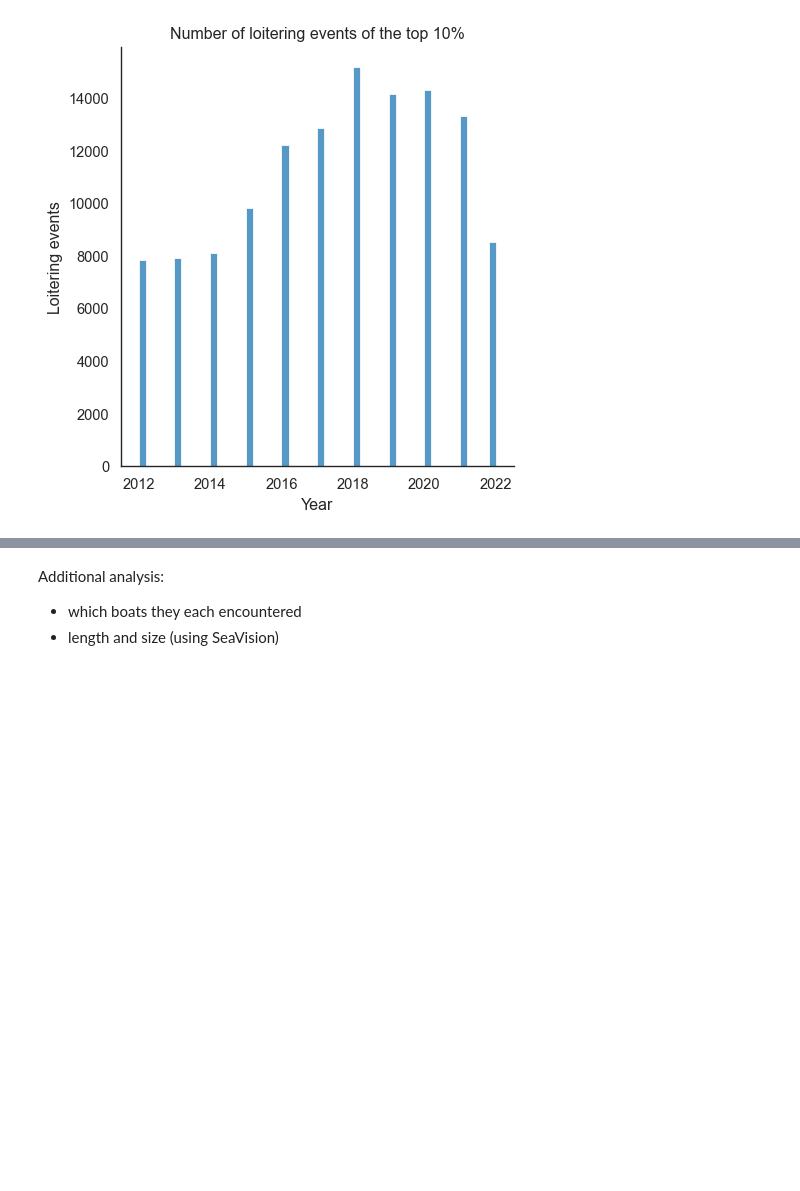
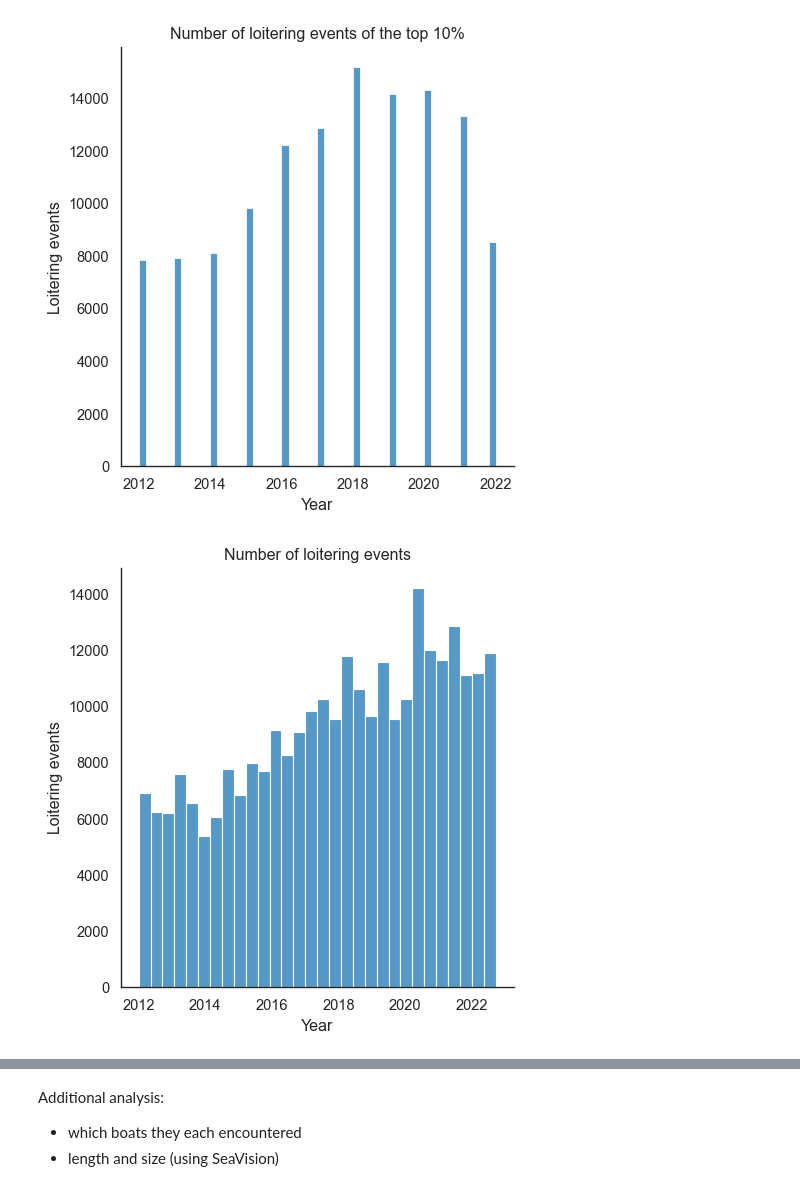
Before and after one commit to sebdodt/90739-iuu-systems-project, a Jupyter notebook: port_evaluation/eda/midterm/2_transshipments/trans.ipynb, the cells around one changed output, grey strips where cells are left out. Cells and saved outputs as stored; diff of their text form; code cells hidden in the pictures; blank space fills up the shorter version.

```diff
--- a/port_evaluation/eda/midterm/2_transshipments/trans.ipynb
+++ b/port_evaluation/eda/midterm/2_transshipments/trans.ipynb
@@ -137,3 +141,14 @@ plt.xlabel('Flag')
 plt.show()
 # %% [output]
 [figure]
+# %%
+fig, ax = plt.subplots(figsize=(10, 6))
+sns.barplot(data=plot_data3,
+    x='flag_country',
+    y='imo',
+    ax = ax,
+    color=color)
+plt.title('Flag of top 10% of carriers')
+plt.ylabel('Frequency')
+plt.xlabel('Flag')
+plt.show()
@@ -159,3 +274,18 @@ Try using .loc[row_indexer,col_indexer] = value instead
 See the caveats in the documentation: https://pandas.pydata.org/pandas-docs/stable/user_guide/indexing.html#returning-a-view-versus-a-copy
   loitering_top['year'] = loitering_top['start_dt'].dt.year
 [figure]
+# %%
+loitering['start_dt'] = pd.to_datetime(loitering['start'])
+loitering['year'] = loitering['start_dt'].dt.year
+# plot_data5 = loitering.loc[loitering['start']>='2012-03-01', :]
+# plot_data5 = plot_data5.loc[plot_data5['start']<='2022-01-01', :]
+sns.displot(data=loitering, x="start_dt", kind="hist", bins=30)
+# plt.title('Number of loitering events')
+plt.ylabel('Loitering events')
+plt.xlabel('Year')
+ax.set_title('Meet-ups with dark vessels',fontdict= { 'fontsize': 14, 'fontweight':'bold'})
+plt.savefig(wd + 'port_evaluation/output/tenpercent.png', dpi=500)
+# plt.xlim(pd.to_datetime('2012-03-01'), pd.to_datetime('2022-05-01'))
+plt.show()
+# %% [output]
+[figure, added]
```
Also changed, not shown: parts of 10 cells of this notebook, 2 other files.
